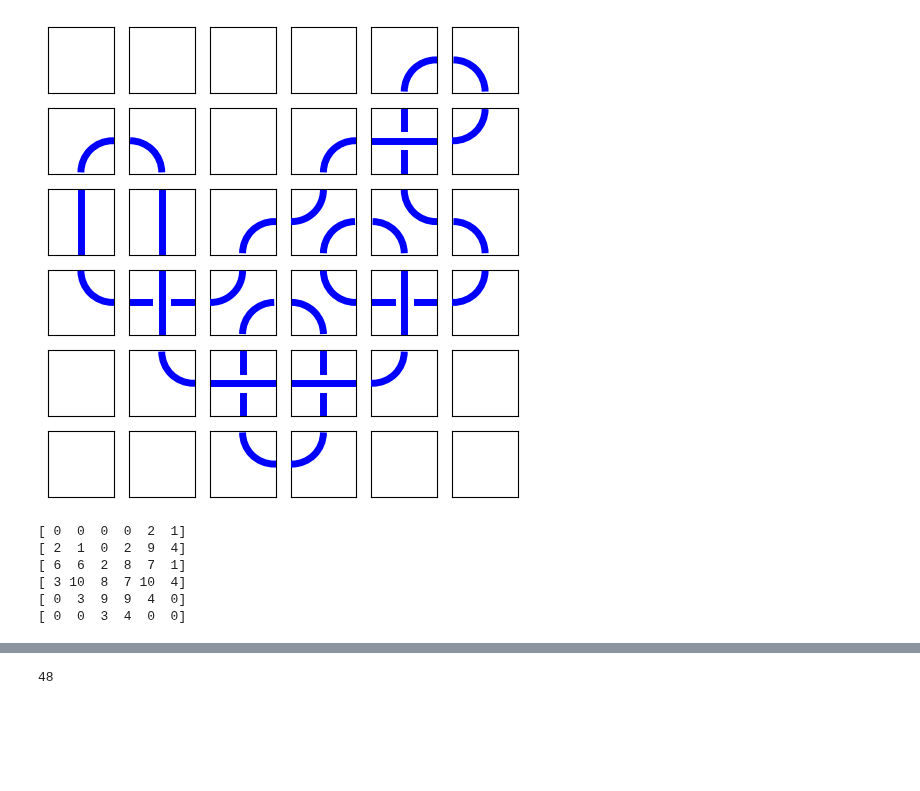
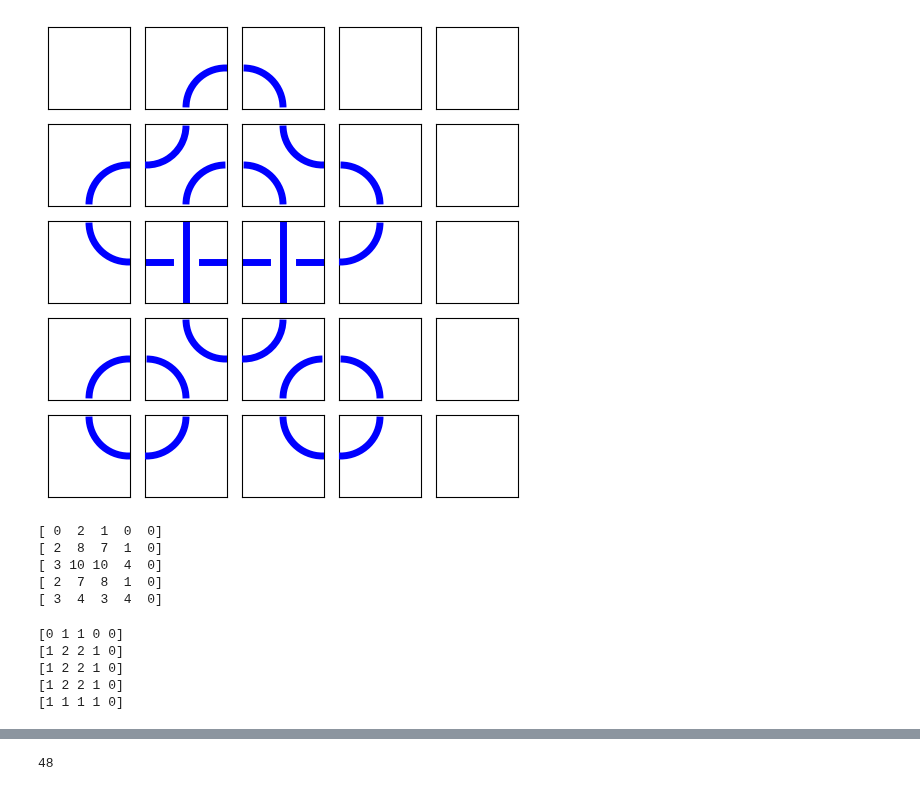
Before and after one commit to andrew-tawfeek/knot_mosaics, a Jupyter notebook: strandOf-hyperbolic.ipynb, the cells around one changed output, grey strips where cells are left out. Cells and saved outputs as stored; diff of their text form; code cells hidden in the pictures; blank space fills up the shorter version.

Commit message:
strandMatrix of mosaic added

```diff
--- a/strandOf-hyperbolic.ipynb
+++ b/strandOf-hyperbolic.ipynb
@@ -1,18 +1,27 @@
 # %%
 load("wild_mosaics.py")
 # %%
-mosaic = random_mosaic(dimension = 6, num_crossings=5); mosaic.show()
+# mosaic = random_mosaic(dimension = 6, num_crossings=5); mosaic.show()
+mosaic = Mosaic([[0,2,1,0,0],[2,8,7,1,0],[3,10,10,4,0],[2,7,8,1,0],[3,4,3,4,0]]);
+mosaic.show()
 # %% [output]
-[figure, old version]
+[figure, new version]
 # %%
 M = mosaic.matrixRepresentation; M
 # %% [output]
-[ 0  0  0  0  2  1]
-[ 2  1  0  2  9  4]
-[ 6  6  2  8  7  1]
-[ 3 10  8  7 10  4]
-[ 0  3  9  9  4  0]
-[ 0  0  3  4  0  0]
+[ 0  2  1  0  0]
+[ 2  8  7  1  0]
+[ 3 10 10  4  0]
+[ 2  7  8  1  0]
+[ 3  4  3  4  0]
+# %%
+mosaic.strandMatrix()
+# %% [output]
+[0 1 1 0 0]
+[1 2 2 1 0]
+[1 2 2 1 0]
+[1 2 2 1 0]
+[1 1 1 1 0]
 # %%
 strand = mosaic.strandOf((1,0))
 
```
Also changed, not shown: parts of 1 cell of this notebook, 1 other file.
